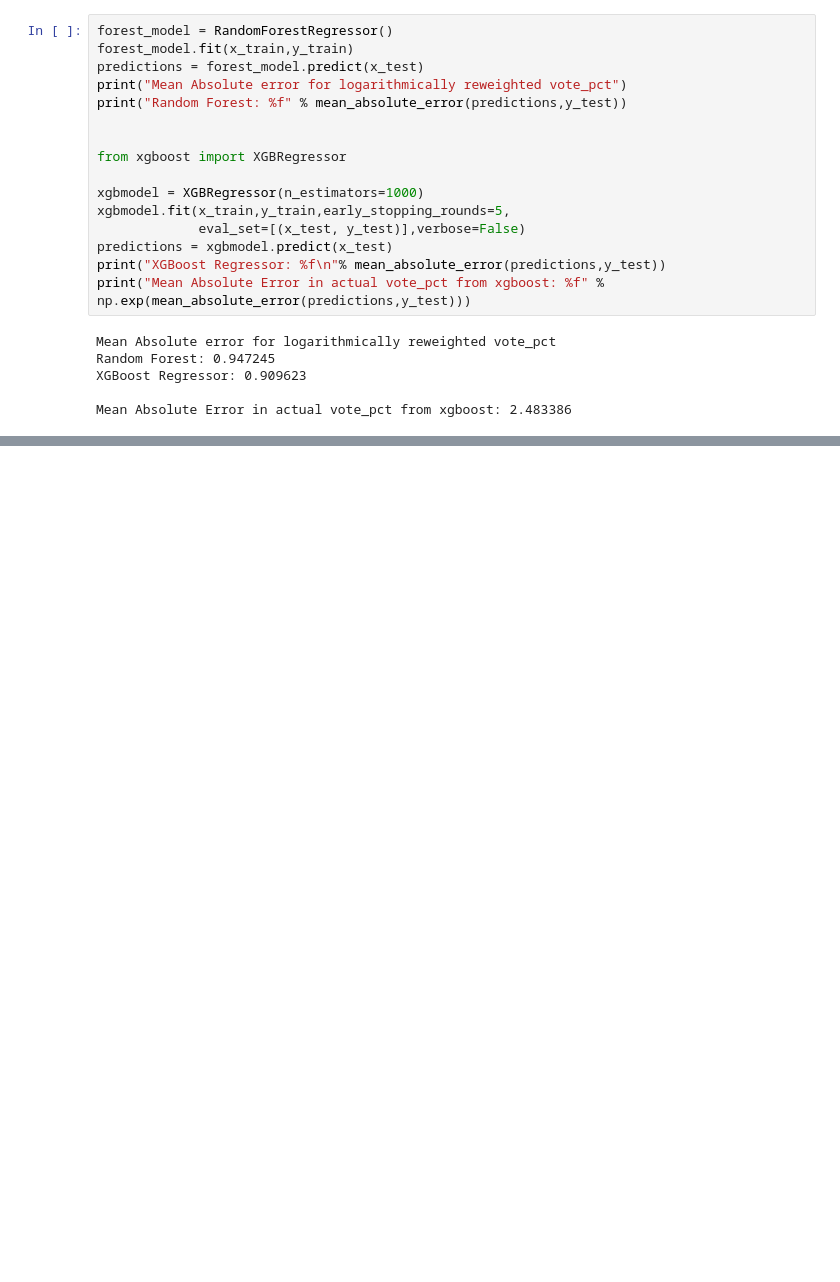
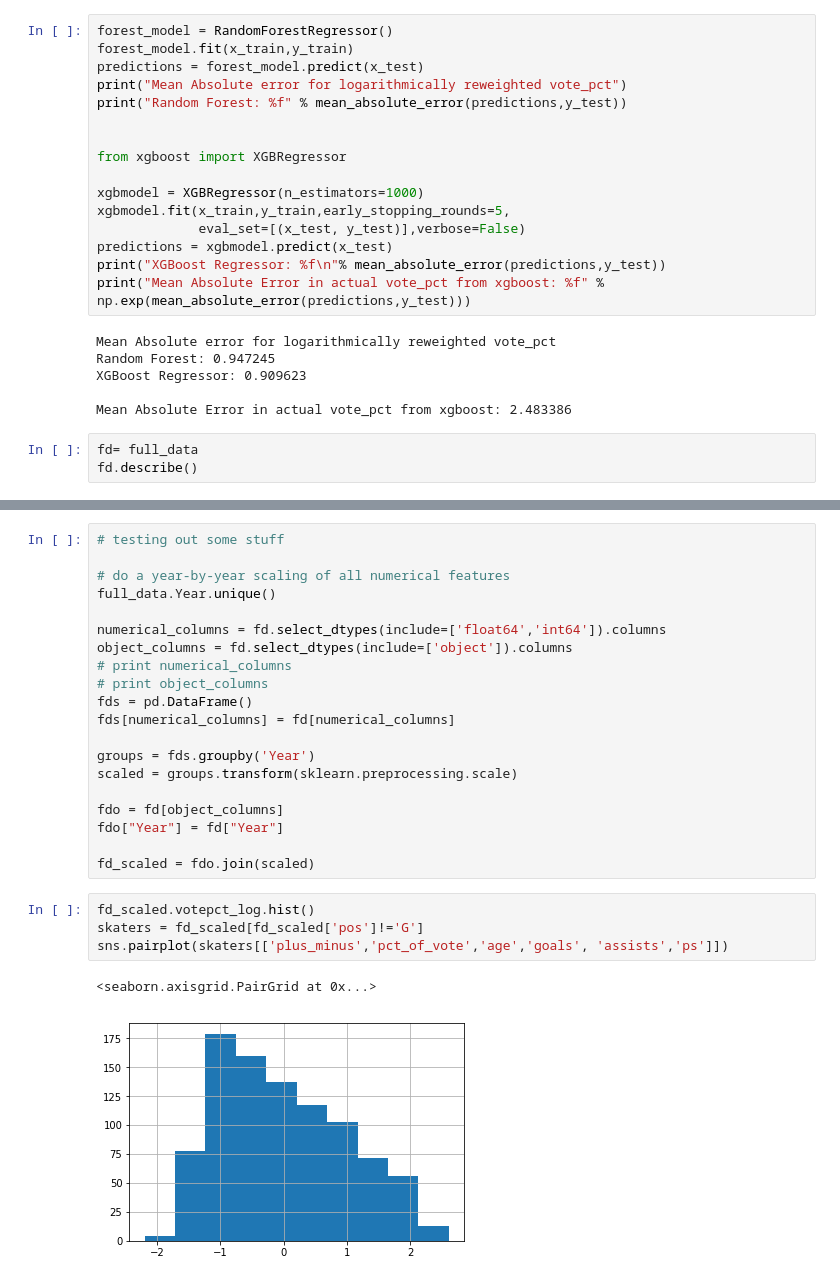
Before and after one commit to dbz10/NHL-Player-Awards, a Jupyter notebook: NHL MVP prediction.ipynb, the cells around one changed output, grey strips where cells are left out. Drawn from its saved outputs; the diff is of its cells as text; blank space fills up the shorter version.

```diff
--- a/NHL MVP prediction.ipynb
+++ b/NHL MVP prediction.ipynb
@@ -221,3 +230,6 @@ Random Forest: 0.947245
 XGBoost Regressor: 0.909623
 
 Mean Absolute Error in actual vote_pct from xgboost: 2.483386
+# %%
+fd= full_data
+fd.describe()
@@ -223,0 +246,27 @@ Mean Absolute Error in actual vote_pct from xgboost: 2.483386
+# %%
+# testing out some stuff
+
+# do a year-by-year scaling of all numerical features
+full_data.Year.unique()
+
+numerical_columns = fd.select_dtypes(include=['float64','int64']).columns
+object_columns = fd.select_dtypes(include=['object']).columns
+# print numerical_columns
+# print object_columns
+fds = pd.DataFrame()
+fds[numerical_columns] = fd[numerical_columns]
+
+groups = fds.groupby('Year')
+scaled = groups.transform(sklearn.preprocessing.scale)
+
+fdo = fd[object_columns]
+fdo["Year"] = fd["Year"]
+
+fd_scaled = fdo.join(scaled)
+# %%
+fd_scaled.votepct_log.hist()
+skaters = fd_scaled[fd_scaled['pos']!='G']
+sns.pairplot(skaters[['plus_minus','pct_of_vote','age','goals', 'assists','ps']])
+# %% [output]
+<seaborn.axisgrid.PairGrid at 0x...>
+[figure, added]
```
Also changed, not shown: parts of 9 cells of this notebook.
